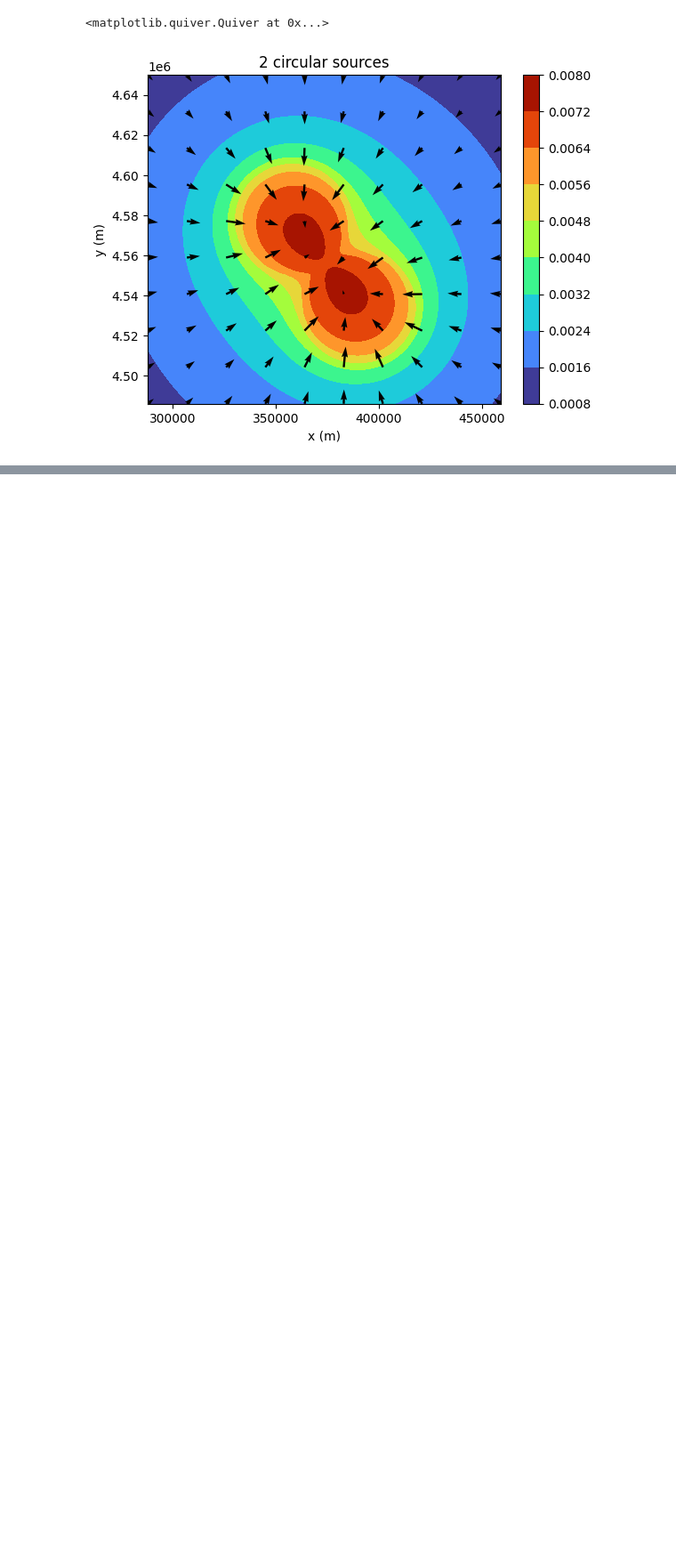
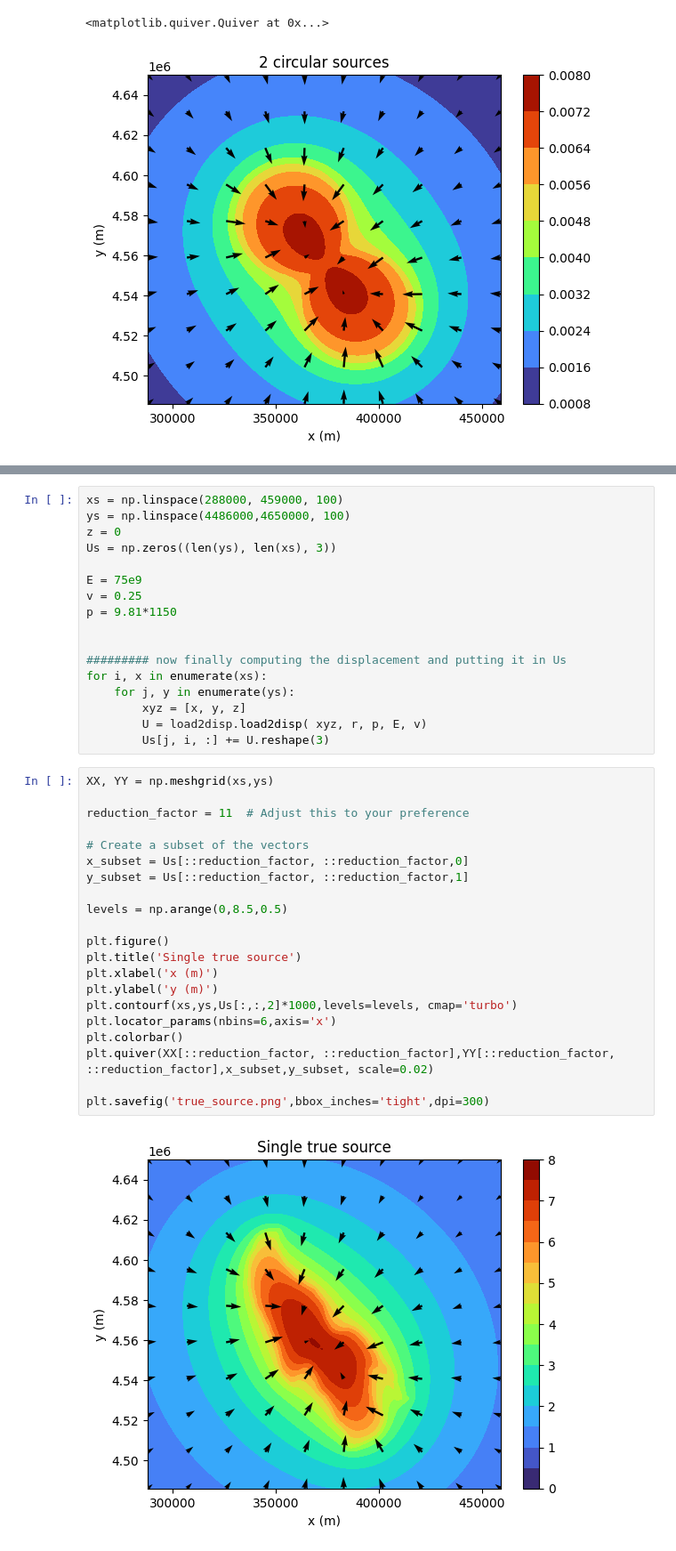
Before and after one commit to Elrondol/disp2load, a Jupyter notebook: Love_problem.ipynb, the cells around one changed output, grey strips where cells are left out. Shown at 89% size. Cells and saved outputs as stored; diff of their text form; blank space fills up the shorter version.

```diff
--- a/Love_problem.ipynb
+++ b/Love_problem.ipynb
@@ -807,0 +780,40 @@ plt.quiver(XX[::reduction_factor, ::reduction_factor],YY[::reduction_factor, ::r
+# %%
+xs = np.linspace(288000, 459000, 100)
+ys = np.linspace(4486000,4650000, 100)
+z = 0
+Us = np.zeros((len(ys), len(xs), 3))
+
+E = 75e9
+v = 0.25
+p = 9.81*1150
+
+
+######### now finally computing the displacement and putting it in Us
+for i, x in enumerate(xs):
+    for j, y in enumerate(ys):
+        xyz = [x, y, z]
+        U = load2disp.load2disp( xyz, r, p, E, v)
+        Us[j, i, :] += U.reshape(3)
+# %%
+XX, YY = np.meshgrid(xs,ys)
+
+reduction_factor = 11  # Adjust this to your preference
+
+# Create a subset of the vectors
+x_subset = Us[::reduction_factor, ::reduction_factor,0]
+y_subset = Us[::reduction_factor, ::reduction_factor,1]
+
+levels = np.arange(0,8.5,0.5)
+
+plt.figure()
+plt.title('Single true source')
+plt.xlabel('x (m)')
+plt.ylabel('y (m)')
+plt.contourf(xs,ys,Us[:,:,2]*1000,levels=levels, cmap='turbo')
+plt.locator_params(nbins=6,axis='x')
+plt.colorbar()
+plt.quiver(XX[::reduction_factor, ::reduction_factor],YY[::reduction_factor, ::reduction_factor],x_subset,y_subset, scale=0.02)
+
+plt.savefig('true_source.png',bbox_inches='tight',dpi=300)
+# %% [output]
+[figure, added]
```
Also changed, not shown: parts of 7 cells of this notebook, 3 other files.
